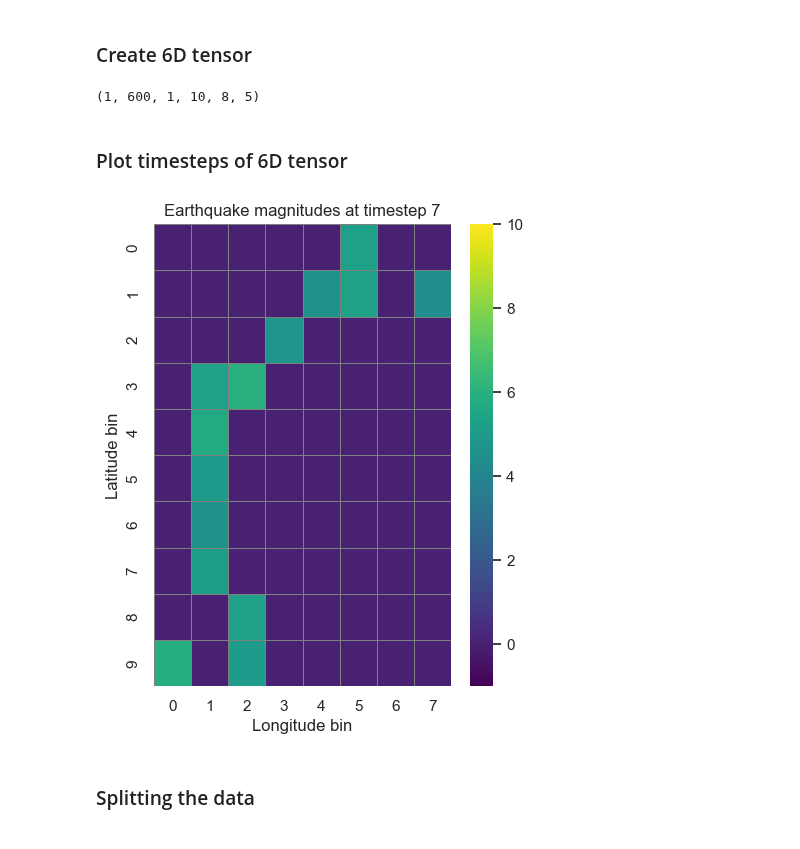
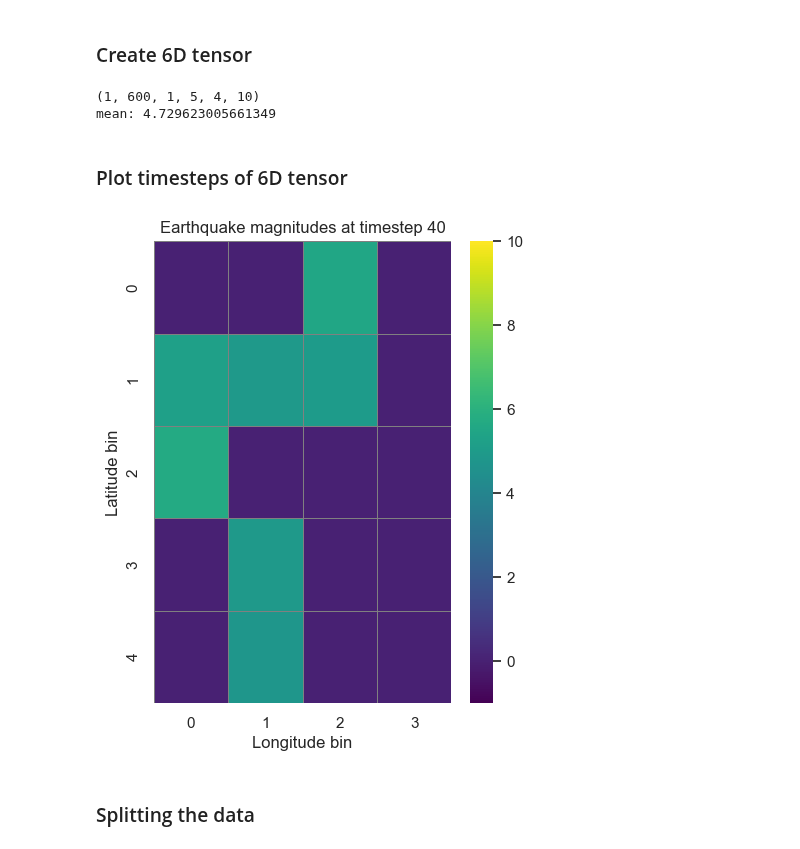
Before and after one commit to TheTrueSquirrel/thesis_spring_2023, a Jupyter notebook: sketch4.ipynb, the cells around one changed output. Saved outputs shown, nothing was run; the diff lists cells and outputs as text; code cells hidden in the pictures.

Commit message:
ConvLSTM3D update

```diff
--- a/sketch4.ipynb
+++ b/sketch4.ipynb
@@ -1078,8 +1078,8 @@ import pandas as pd
 
 # Choose frequency and binsize
 freq = 'M'  # Change frequency, use SMS for two weeks
-binsize = 5
-depthsize = 140
+binsize = 10
+depthsize = 70
 # Load earthquake data into a pandas DataFrame
 df = pd.read_csv('data/Japan_10_60_134_174_1973_2023_V2.csv')
 df['Time'] = pd.to_datetime(df.Time)
@@ -1111,37 +1111,39 @@ tensor6D_convLSTM3D = np.transpose(tensor6D_convLSTM3D, axes=(0, 1, 2, 4, 3, 5))
 tensor6D_convLSTM3D = np.flip(tensor6D_convLSTM3D, axis=3)
 # Print the shape of the resulting tensor6D_convLSTM3D
 print(tensor6D_convLSTM3D.shape)
+print("mean:", tensor6D_convLSTM3D.flatten()[tensor6D_convLSTM3D.flatten() > 0].mean())
 # %% [output]
-(1, 600, 1, 10, 8, 5)
+(1, 600, 1, 5, 4, 10)
+mean: 4.729623005661349
 # %% [markdown]
 ### Plot timesteps of 6D tensor
 # %%
 import seaborn as sns
 import matplotlib.pyplot as plt
 
 # Choose a timestep to plot (e.g. the first timestep)
-timestep = 7
+timestep = 40
 depth = 0
 channel = 0
 
 # Extract the data for the chosen timestep from the tensor
 # tensor_convLSTM = tf.cast(tf.reduce_max(tensor_convLSTM, axis=2, keepdims=True) > 0, dtype=tf.int32)
 
 data = tensor6D_convLSTM3D[0, timestep, channel, :, :, depth]
 
 # Create a heatmap plot of the data using Seaborn
 sns.set(rc={'figure.figsize':(4.8,6)})
 sns.heatmap(data, cmap='viridis', vmin=-1, vmax=10, linewidths=0.5, linecolor='grey', annot=False)
 
 # Set the plot title and axis labels
 plt.title(f'Earthquake magnitudes at timestep {timestep}')
 plt.xlabel('Longitude bin')
 plt.ylabel('Latitude bin')
 
 # Show the plot
 plt.show()
 # %% [output]
-[figure, old version]
+[figure, new version]
 # %% [markdown]
 ### Splitting the data
 # %%
```
Also changed, not shown: parts of 7 cells of this notebook.
